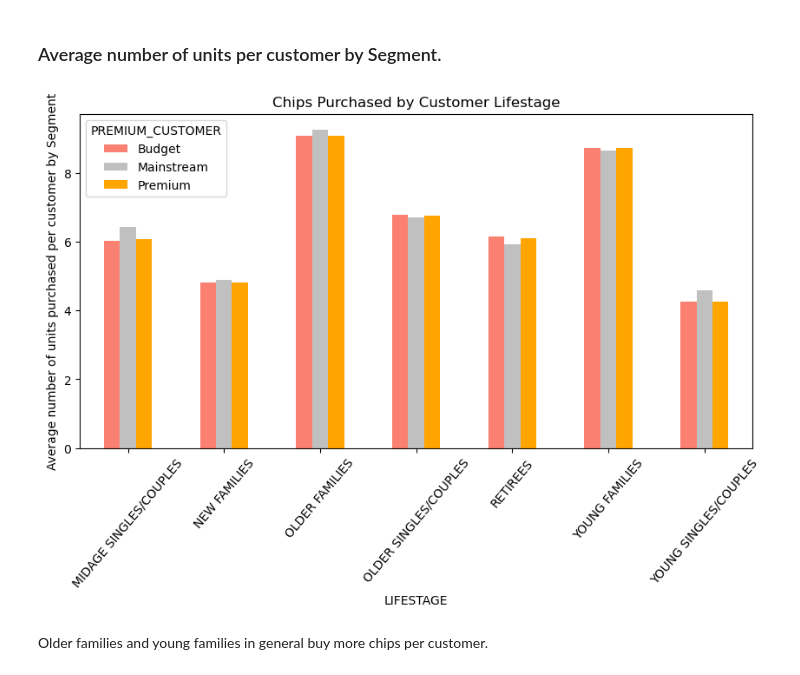
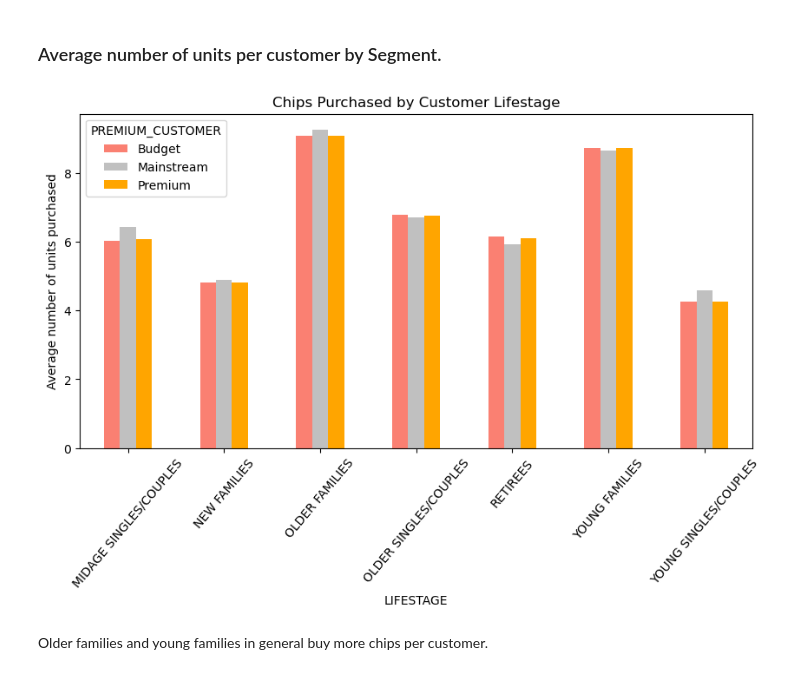
Before and after one commit to JonaFallas/Quantium-Data-Analysis-Project, a Jupyter notebook: Quantium_project.ipynb, the cells around one changed output. Drawn from its saved outputs; the diff is of its cells as text; code cells hidden in the pictures.

```diff
--- a/Quantium_project.ipynb
+++ b/Quantium_project.ipynb
@@ -568,13 +564,13 @@ avg_products_by_customer = avg_products_by_customer.sort_values(ascending=True)
 # %%
 # Creating the chart for average number of units per customer by Segment
 
 chart = avg_products_by_customer.unstack('PREMIUM_CUSTOMER').plot.bar(figsize=(10, 5), color=['salmon','silver','orange'])
-chart.set_ylabel("Average number of units purchased per customer by Segment")
+chart.set_ylabel("Average number of units purchased")
 chart.set_title('Chips Purchased by Customer Lifestage')
 plt.xticks(rotation=50)
 plt.show()
 # %% [output]
-[figure, old version]
+[figure, new version]
 # %% [markdown]
 Older families and young families in general buy more chips per customer.
 # %% [markdown]
```
Also changed, not shown: parts of 2 cells of this notebook.
